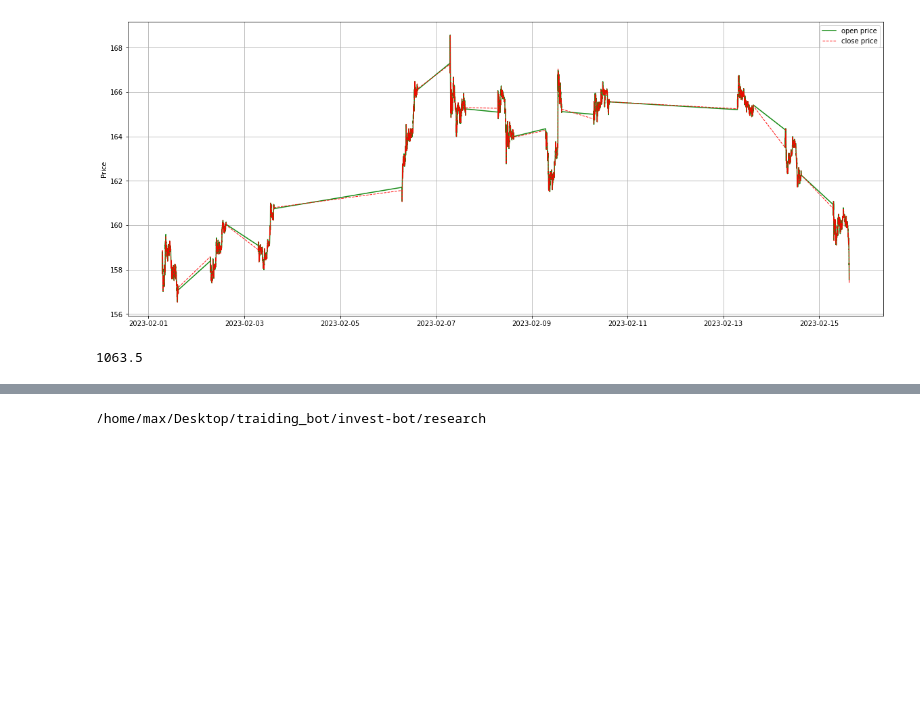
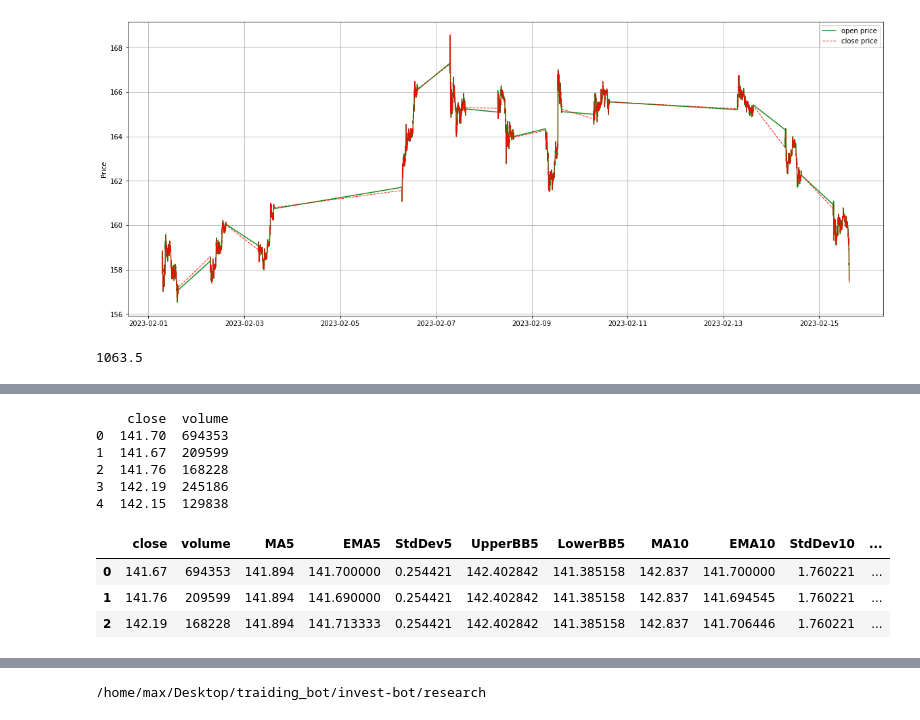
Before and after one commit to xsevios/invest-bot, a Jupyter notebook: research/EDA.ipynb, the cells around one changed output, grey strips where cells are left out. Cells and saved outputs as stored; diff of their text form; code cells hidden in the pictures; blank space fills up the shorter version.

```diff
--- a/research/EDA.ipynb
+++ b/research/EDA.ipynb
@@ -194 +226,37 @@ tscv = TimeSeriesSplit(n_splits=2, test_size=150)
+# %%
+tmp = df.resample('H').agg({'close': 'last', 'volume': 'sum'}).dropna().reset_index()[['close', 'volume']]
+# tmp['utc'] = tmp['utc'].dt.tz_convert(None)
+print(tmp.head())
+
+for size in range(5,16,5):
+# window_size = 10
+    tmp[f'MA{size}'] = tmp['close'].rolling(window=size).mean()
+    tmp[f'EMA{size}'] = tmp['close'].ewm(span=size, adjust=False).mean()
+    tmp[f'StdDev{size}'] = tmp['close'].rolling(window=size).std()
+    tmp[f'UpperBB{size}'] = tmp[f'MA{size}'] + (2 * tmp[f'StdDev{size}'])
+    tmp[f'LowerBB{size}'] = tmp[f'MA{size}'] - (2 * tmp[f'StdDev{size}'])
+
+
+tmp['close'] = tmp['close'].shift(-1)
+# tmp['volume'] = tmp['volume'].shift(-1)
+tmp.dropna(subset=['close'], inplace=True)
+# tmp.dropna(subset=['volume'], inplace=True)
+
+tmp = tmp.fillna(method='bfill')
+# %% [output]
+    close  volume
+0  141.70  694353
+1  141.67  209599
+2  141.76  168228
+3  142.19  245186
+4  142.15  129838
+# %%
+tmp = tmp.loc[:, ~tmp.columns.str.contains('Std')]
+# %%
+tmp.head(3)
+# %% [output]
+|  | close | volume | MA5 | EMA5 | StdDev5 | UpperBB5 | LowerBB5 | MA10 | EMA10 | StdDev10 | ... |
+| 0 | 141.67 | 694353 | 141.894 | 141.700000 | 0.254421 | 142.402842 | 141.385158 | 142.837 | 141.700000 | 1.760221 | ... |
+| 1 | 141.76 | 209599 | 141.894 | 141.690000 | 0.254421 | 142.402842 | 141.385158 | 142.837 | 141.694545 | 1.760221 | ... |
+| 2 | 142.19 | 168228 | 141.894 | 141.713333 | 0.254421 | 142.402842 | 141.385158 | 142.837 | 141.706446 | 1.760221 | ... |
 # %%
```
Also changed, not shown: parts of 12 cells of this notebook.
